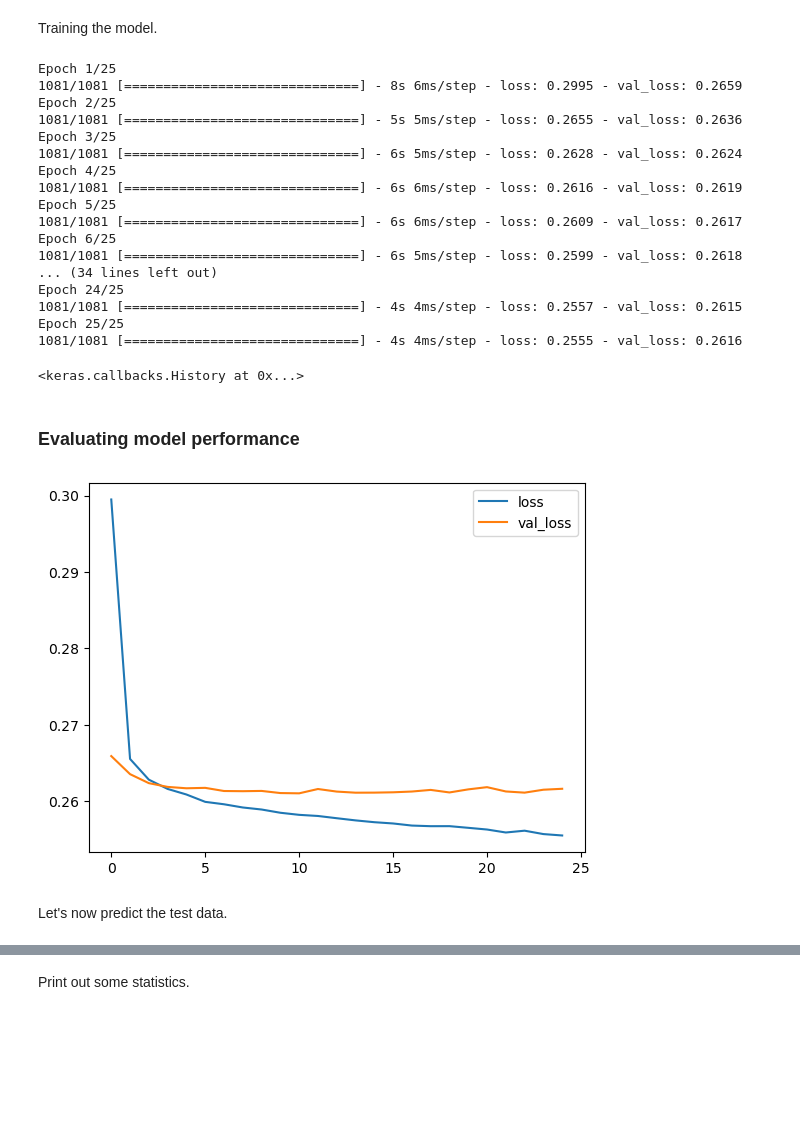
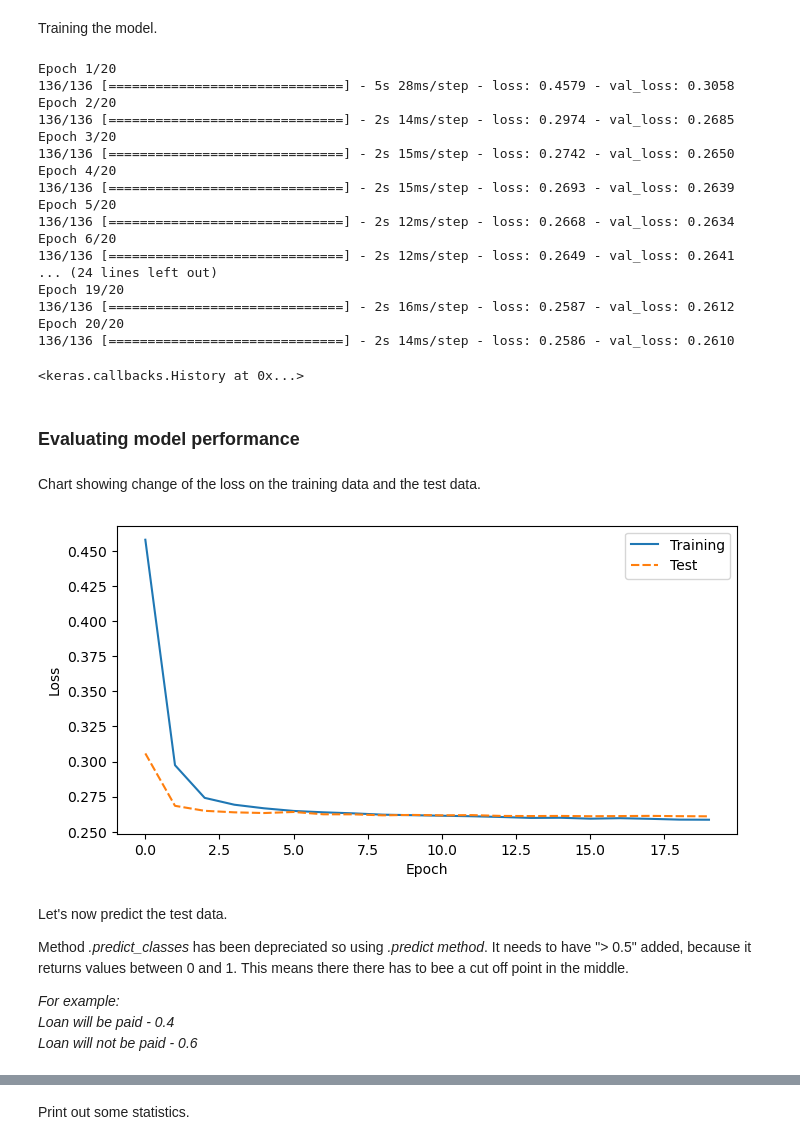
Before and after one commit to maciej-ziaja/Lending-Club, a Jupyter notebook: loan_pay_back_predict.ipynb, the cells around one changed output, grey strips where cells are left out. Drawn from its saved outputs; the diff is of its cells as text; code cells hidden in the pictures; blank space fills up the shorter version.

```diff
--- a/loan_pay_back_predict.ipynb
+++ b/loan_pay_back_predict.ipynb
@@ -766,40 +763,54 @@ Training the model.
 model.fit(
         x=X_train,
         y=y_train,
-        epochs=25,
+        epochs=20,
         validation_data=(X_test,y_test),
-        batch_size=256
+        batch_size=2048
         )
 # %% [output]
-Epoch 1/25
-1081/1081 [==============================] - 8s 6ms/step - loss: 0.2995 - val_loss: 0.2659
-Epoch 2/25
-1081/1081 [==============================] - 5s 5ms/step - loss: 0.2655 - val_loss: 0.2636
-Epoch 3/25
-1081/1081 [==============================] - 6s 5ms/step - loss: 0.2628 - val_loss: 0.2624
-Epoch 4/25
-1081/1081 [==============================] - 6s 6ms/step - loss: 0.2616 - val_loss: 0.2619
-Epoch 5/25
-1081/1081 [==============================] - 6s 6ms/step - loss: 0.2609 - val_loss: 0.2617
-Epoch 6/25
-1081/1081 [==============================] - 6s 5ms/step - loss: 0.2599 - val_loss: 0.2618
-... (34 lines left out)
-Epoch 24/25
-1081/1081 [==============================] - 4s 4ms/step - loss: 0.2557 - val_loss: 0.2615
-Epoch 25/25
-1081/1081 [==============================] - 4s 4ms/step - loss: 0.2555 - val_loss: 0.2616
+Epoch 1/20
+136/136 [==============================] - 5s 28ms/step - loss: 0.4579 - val_loss: 0.3058
+Epoch 2/20
+136/136 [==============================] - 2s 14ms/step - loss: 0.2974 - val_loss: 0.2685
+Epoch 3/20
+136/136 [==============================] - 2s 15ms/step - loss: 0.2742 - val_loss: 0.2650
+Epoch 4/20
+136/136 [==============================] - 2s 15ms/step - loss: 0.2693 - val_loss: 0.2639
+Epoch 5/20
+136/136 [==============================] - 2s 12ms/step - loss: 0.2668 - val_loss: 0.2634
+Epoch 6/20
+136/136 [==============================] - 2s 12ms/step - loss: 0.2649 - val_loss: 0.2641
+... (24 lines left out)
+Epoch 19/20
+136/136 [==============================] - 2s 16ms/step - loss: 0.2587 - val_loss: 0.2612
+Epoch 20/20
+136/136 [==============================] - 2s 14ms/step - loss: 0.2586 - val_loss: 0.2610
 <keras.callbacks.History at 0x...>
 # %%
 model.save('lending_data_model_1.h5')
 # %% [markdown]
 ### Evaluating model performance
+# %% [markdown]
+Chart showing change of the loss on the training data and the test data.
 # %%
 model_loss = pd.DataFrame(model.history.history)
-model_loss.plot();
-# %% [output]
-[figure, removed]
-# %% [markdown]
-Let's now predict the test data.
+# %%
+plt.figure(figsize=(8,4))
+sns.lineplot(data=model_loss)
+plt.xlabel('Epoch')
+plt.ylabel('Loss')
+plt.legend(loc='upper right', labels=['Training', 'Test'])
+plt.show()
+# %% [output]
+[figure, added]
+# %% [markdown]
+Let's now predict the test data.
+
+Method *.predict_classes* has been depreciated so using *.predict method*. It needs to have "> 0.5" added, because it returns values between 0 and 1. This means there there has to bee a cut off point in the middle.
+
+*For example:*
+*Loan will be paid - 0.4*
+*Loan will not be paid - 0.6*
 # %%
 predictions = (model.predict(X_test) > 0.5).astype("int32")
 # %% [output]
```
Also changed, not shown: parts of 6 cells of this notebook, 3 other files.
